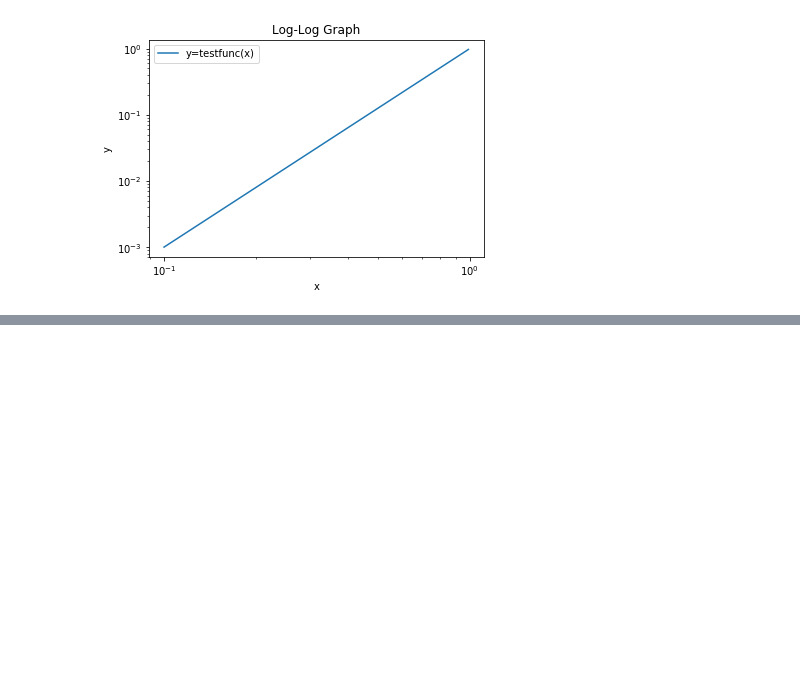
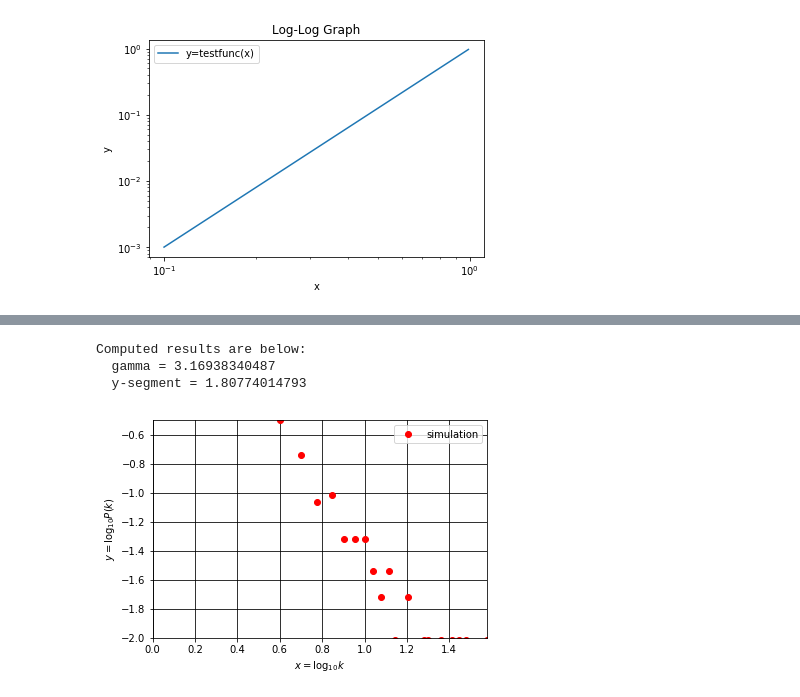
Before and after one commit to shukubota/elcas, a Jupyter notebook: source.ipynb, the cells around one changed output, grey strips where cells are left out. Cells and saved outputs as stored; diff of their text form; code cells hidden in the pictures; blank space fills up the shorter version.

Commit message:
graph_plot_change_horinouchi
source.ipynbのグラフ描画に関わる部分を変更

```diff
--- a/source.ipynb
+++ b/source.ipynb
@@ -206,0 +225,18 @@ plt.show() # 表示！！
+# %%
+####################################################################
+#gammaを求めてみよう！
+#このcellでは以下のことが可能です
+#(1) 数値計算によって得られたγ(ガンマ)などの値を出力します
+#(2) 入力したγとy-切片の値を, グラフに上から描画し, シミュレーション結果とフィッテイング直線との一致を確かめることができます.
+#注意: 次数分布P(k)がべき分布と異なる場合, まともな挙動をしません.
+####################################################################
+from src_elcas.src1i import * #これはおまじないです.
+
+gamma=0
+segment=0
+plot_graph(gamma,segment,Nmax,show_estimation_line=False) #求めた傾きと切片からなる直線をグラフに出力しない場合はFalse, する場合はTrue.
+# %% [output]
+Computed results are below:
+  gamma = 3.16938340487
+  y-segment = 1.80774014793
+[figure, added]
```
Also changed, not shown: parts of 5 cells of this notebook, 7 other files.
